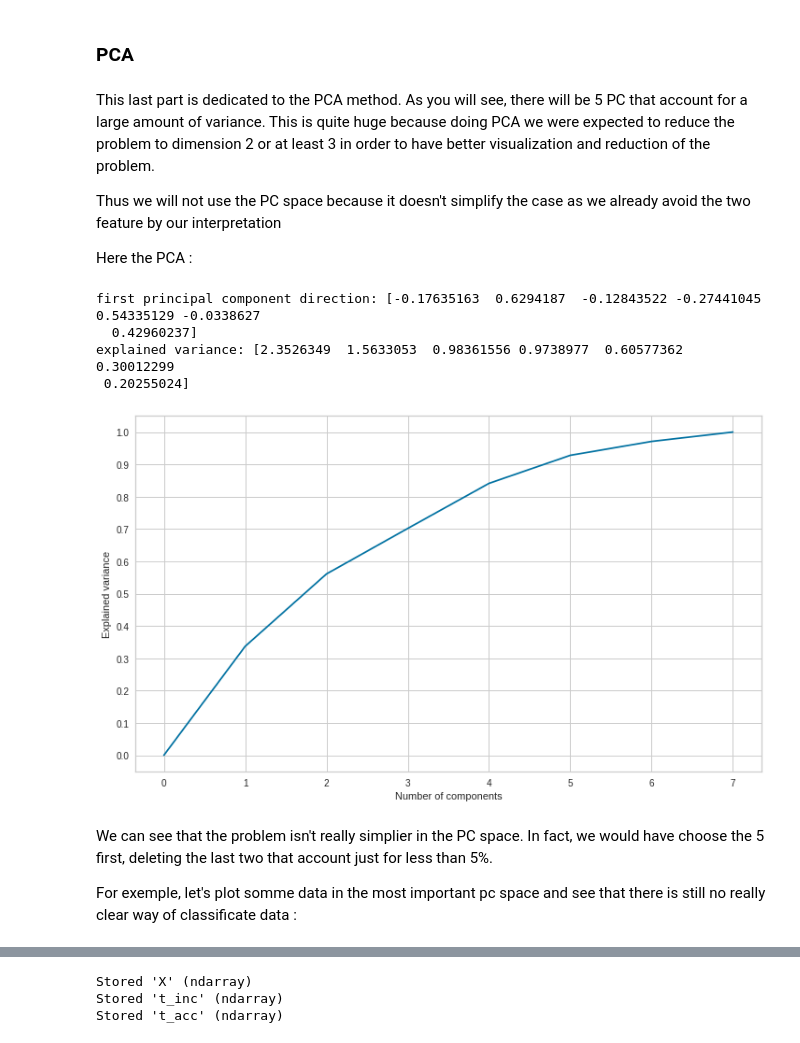
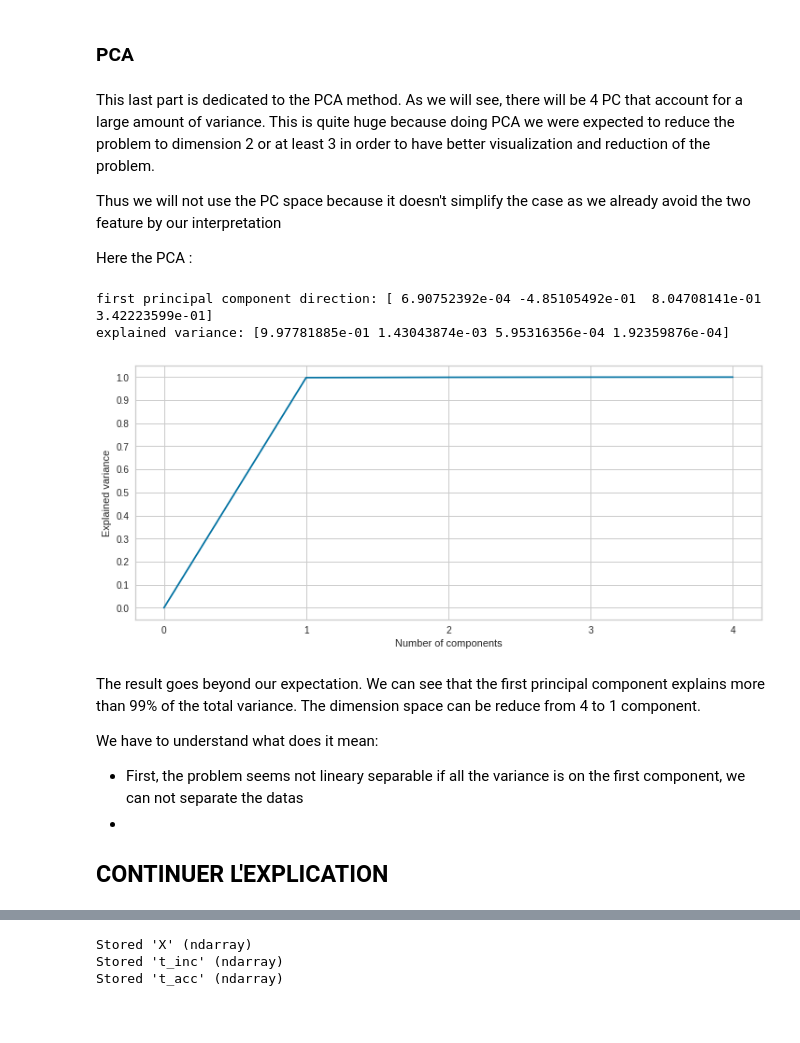
Before and after one commit to Emmalito/ML_BC2, a Jupyter notebook: src/2_Preprocessing.ipynb, the cells around one changed output, grey strips where cells are left out. Drawn from its saved outputs; the diff is of its cells as text; code cells hidden in the pictures; blank space fills up the shorter version.

```diff
--- a/src/2_Preprocessing.ipynb
+++ b/src/2_Preprocessing.ipynb
@@ -315,16 +315,3 @@ Our final space contains the features *Age*, *RatioFeature*, *logIncome* and *lo
 #New dataset
 X_train = np.c_[X_train[:,[0,1,2]], (X_train[:,3]/X_train[:,4]), X_train[:,[5,6]]]
 X_test = np.c_[X_test[:,[0,1,2]], (X_test[:,3]/X_test[:,4]), X_test[:,[5,6]]]
-# %%
-fig, axis = plt.subplots(1, 2)
-Accu = LG()
-Accu.fit(X_train, Acc_train)
-print(Accu.score(X_test, Acc_test))
-importance = Accu.coef_.flatten()
-axis[0].bar([x for x in range(len(importance))], importance)
-
-Inc = LG()
-Inc.fit(X_train, Inc_train)
-print(Inc.score(X_test, Inc_test))
-importance = Inc.coef_.flatten()
-axis[1].bar([x for x in range(len(importance))], importance)
@@ -385,7 +373,7 @@ We thus can train model with 4 feature instead of 7. The gap isn't huge but it i
 # %% [markdown]
 ### PCA
 # %% [markdown]
-This last part is dedicated to the PCA method. As you will see, there will be 5 PC that account for a large amount of variance. This is quite huge because doing PCA we were expected to reduce the problem to dimension 2 or at least 3 in order to have better visualization and reduction of the problem.
+This last part is dedicated to the PCA method. As we will see, there will be 4 PC that account for a large amount of variance. This is quite huge because doing PCA we were expected to reduce the problem to dimension 2 or at least 3 in order to have better visualization and reduction of the problem.
 
 Thus we will not use the PC space because it doesn't simplify the case as we already avoid the two feature by our interpretation
 
@@ -393,37 +381,35 @@ Here the PCA :
 # %%
 # PCA
 
 pca = PCA()
-# we fit the dataset
-pca.fit(X_train)
-# we extract the principal components directions
-print('first principal component direction:', pca.components_[:,0])
+pca.fit(X_train[:,[0,3,4,5]]) # we fit the dataset
+print('first principal component direction:', pca.components_[:,0]) # we extract the principal components directions
 
-# and the corresponding explained variance
-explained = pca.explained_variance_
+explained = pca.explained_variance_ratio_  # and the corresponding explained variance
 print('explained variance:', explained)
 
-#transform into PC space
-T = pca.transform(X_train)
+T = pca.transform(X_train[:,[0,3,4,5]])  #transform into PC space
 
 explained_variance = np.cumsum(explained) / sum(explained)
 explained_variance = np.insert(explained_variance, 0, 0.)
 
-plt.figure(figsize=(12,7))
+plt.figure(figsize=(12,5))
 plt.plot(range(len(explained_variance)), explained_variance)
 plt.xlabel('Number of components')
 plt.ylabel('Explained variance')
 plt.xticks(range(len(explained_variance)))
 plt.yticks(np.arange(0., 1.1, 0.1))
 plt.show()
 # %% [output]
-first principal component direction: [-0.17635163  0.6294187  -0.12843522 -0.27441045  0.54335129 -0.0338627
-  0.42960237]
-explained variance: [2.3526349  1.5633053  0.98361556 0.9738977  0.60577362 0.30012299
- 0.20255024]
+first principal component direction: [ 6.90752392e-04 -4.85105492e-01  8.04708141e-01  3.42223599e-01]
+explained variance: [9.97781885e-01 1.43043874e-03 5.95316356e-04 1.92359876e-04]
-[figure, old version]
+[figure, new version]
-# %% [markdown]
-We can see that the problem isn't really simplier in the PC space. In fact, we would have choose the 5 first, deleting the last two that account just for less than 5%.
-
-For exemple, let's plot somme data in the most important pc space and see that there is still no really clear way of classificate data :
+# %% [markdown]
+The result goes beyond our expectation. We can see that the first principal component explains more than 99% of the total variance. The dimension space can be reduce from 4 to 1 component.
+
+We have to understand what does it mean:
+- First, the problem seems not lineary separable if all the variance is on the first component, we can not separate the datas
+-
+
+## CONTINUER L'EXPLICATION
 # %%
```
Also changed, not shown: parts of 16 cells of this notebook.
